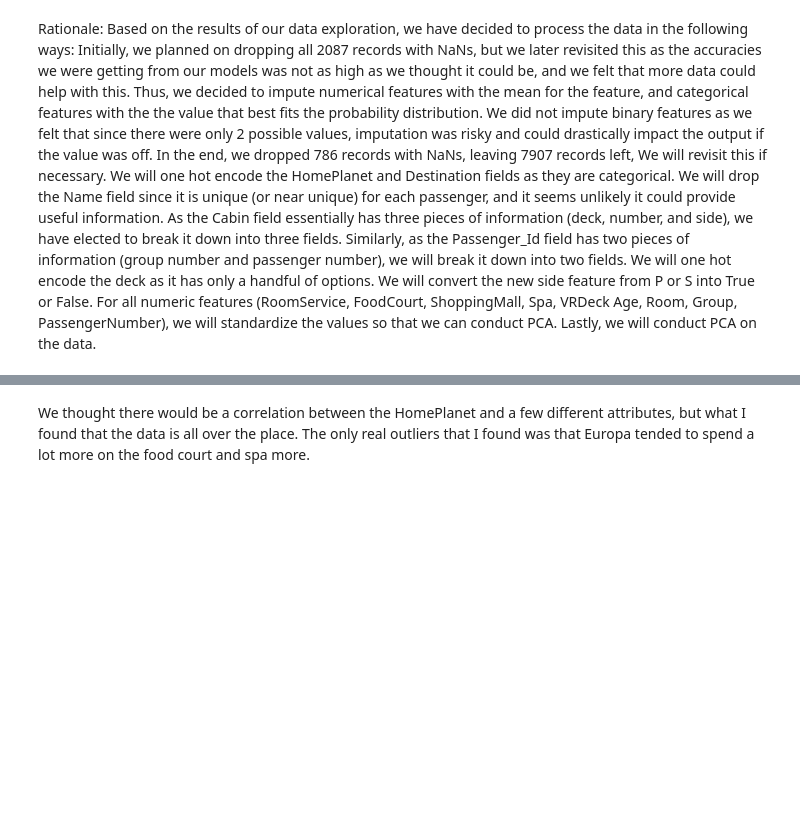
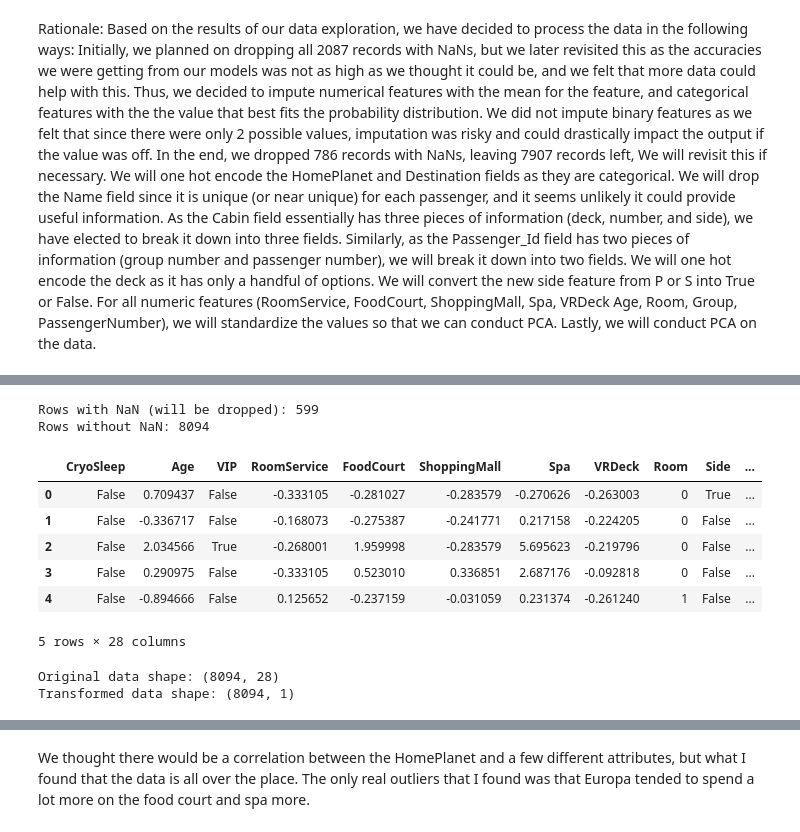
Before and after one commit to Tanyk2004/ML-finalproject, a Jupyter notebook: code.ipynb, the cells around one changed output, grey strips where cells are left out. Saved outputs shown, nothing was run; the diff lists cells and outputs as text; code cells hidden in the pictures; blank space fills up the shorter version.

Commit message:
brushed up data cleaning

```diff
--- a/code.ipynb
+++ b/code.ipynb
@@ -83,12 +107,13 @@ Rationale: Based on the results of our data exploration, we have decided to proc
 # %%
-imputed_df = df
+imputed_df = df.copy()
 
 print("Columns with NaNs before imputation: ", imputed_df.columns[imputed_df.isnull().any()].tolist())
 
 # fill NaNs in HomePlanet with random values based on distribution
 value_counts = imputed_df['HomePlanet'].value_counts(normalize=True)
+print(imputed_df['HomePlanet'])
 imputed_df["HomePlanet"] = imputed_df["HomePlanet"].fillna(lambda: np.random.choice(value_counts.index, p=value_counts.values))
-
+print(imputed_df['HomePlanet'])
 # fill NaNs in Destination with random values based on distribution
 value_counts = imputed_df['Destination'].value_counts(normalize=True)
 imputed_df["Destination"] = imputed_df["Destination"].fillna(lambda: np.random.choice(value_counts.index, p=value_counts.values))
@@ -117,14 +142,4 @@ processed_features = imputed_df.dropna()
 # Drop Name values
 imputed_df = imputed_df.drop(columns=['Name'])
 
-# Split Cabin values into three columns
-imputed_df[["Deck", "Room", "Side"]] = imputed_df['Cabin'].str.split("/", expand=True)
-imputed_df = imputed_df.drop(columns=['Cabin'])
-imputed_df.head()
-
-# Split Passenger values into two columns
-imputed_df[["Group", "Passenger_Number"]] = imputed_df['PassengerId'].str.split("_", expand=True)
-imputed_df = imputed_df.drop(columns=['PassengerId'])
-imputed_df.head()
-
 print("Columns with NaNs after imputation: ", imputed_df.columns[imputed_df.isnull().any()].tolist())
@@ -131,54 +164,69 @@ print("Columns with NaNs after imputation: ", imputed_df.columns[imputed_df.isnu
 # %%
-processed_df = imputed_df
+processed_df = imputed_df.copy()
+
+# Split Cabin values into three columns
+processed_df[["Deck", "Room", "Side"]] = processed_df['Cabin'].str.split("/", expand=True)
+processed_df = processed_df.drop(columns=['Cabin'])
+
+# Split Passenger values into two columns
+processed_df[["Group", "Passenger_Number"]] = processed_df['PassengerId'].str.split("_", expand=True)
+processed_df = processed_df.drop(columns=['PassengerId'])
 
 # One hot encode the HomePlanet
 processed_df = pd.get_dummies(processed_df, columns=["HomePlanet"])
 
 # One hot encode the DestinationPlanet
 processed_df = pd.get_dummies(processed_df, columns=["Destination"])
 
 # One hot encode the Deck
 processed_df = pd.get_dummies(processed_df, columns=["Deck"])
 
 # convert Side to T or F
 processed_df["Side"] = processed_df['Side'].map({'P': True, 'S' : False})
 
 # normalizing numeric features
 scaler = StandardScaler()
 processed_df['RoomService'] = scaler.fit_transform(processed_df[['RoomService']])
 processed_df['FoodCourt'] = scaler.fit_transform(processed_df[['FoodCourt']])
 processed_df['ShoppingMall'] = scaler.fit_transform(processed_df[['ShoppingMall']])
 processed_df['Spa'] = scaler.fit_transform(processed_df[['Spa']])
 processed_df['VRDeck'] = scaler.fit_transform(processed_df[['VRDeck']])
 processed_df['Age'] = scaler.fit_transform(processed_df[['Age']])
 processed_df['Group'] = scaler.fit_transform(processed_df[['Group']])
 processed_df['Passenger_Number'] = scaler.fit_transform(processed_df[['Passenger_Number']])
 
 rows_with_nan = processed_df.isnull().any(axis=1).sum()
 rows_without_nan = len(processed_df) - rows_with_nan
 
-print(f"Rows with NaN: {rows_with_nan}")
+print(f"Rows with NaN (will be dropped): {rows_with_nan}")
 print(f"Rows without NaN: {len(processed_df) - rows_with_nan}")
 
 processed_df = processed_df.dropna()
 
-rows_with_nan = processed_df.isnull().any(axis=1).sum()
-rows_without_nan = len(processed_df) - rows_with_nan
-
-print(f"Rows with NaN: {rows_with_nan}")
-print(f"Rows without NaN: {len(processed_df) - rows_with_nan}")
-
-labels = processed_df["Transported"]
-processed_features = processed_df.drop(labels = "Transported", axis="columns")
-
-pca = PCA(n_components=0.95, svd_solver='full')
-pca_data = pca.fit_transform(processed_features)
-pca_df = DataFrame(pca_data)
-
-print("Original data shape:", processed_features.shape)
-print("Transformed data shape:", pca_df.shape)
-
 processed_features.head()
+# %% [output]
+Rows with NaN (will be dropped): 599
+Rows without NaN: 8094
+|  | CryoSleep | Age | VIP | RoomService | FoodCourt | ShoppingMall | Spa | VRDeck | Room | Side | ... |
+| 0 | False | 0.709437 | False | -0.333105 | -0.281027 | -0.283579 | -0.270626 | -0.263003 | 0 | True | ... |
+| 1 | False | -0.336717 | False | -0.168073 | -0.275387 | -0.241771 | 0.217158 | -0.224205 | 0 | False | ... |
+| 2 | False | 2.034566 | True | -0.268001 | 1.959998 | -0.283579 | 5.695623 | -0.219796 | 0 | False | ... |
+| 3 | False | 0.290975 | False | -0.333105 | 0.523010 | 0.336851 | 2.687176 | -0.092818 | 0 | False | ... |
+| 4 | False | -0.894666 | False | 0.125652 | -0.237159 | -0.031059 | 0.231374 | -0.261240 | 1 | False | ... |
+5 rows × 28 columns
+# %%
+labels = processed_df["Transported"]
+processed_features = processed_df.drop(labels = "Transported", axis="columns")
+
+pca = PCA(n_components=0.95, svd_solver='full')
+pca_data = pca.fit_transform(processed_features)
+pca_df = DataFrame(pca_data)
+
+print("Original data shape:", processed_features.shape)
+print("Transformed data shape:", pca_df.shape)
+# %% [output]
+Original data shape: (8094, 28)
+Transformed data shape: (8094, 1)
 # %%
 # List of features to plot
 features_to_plot = [
```
Also changed, not shown: parts of 10 cells of this notebook.
